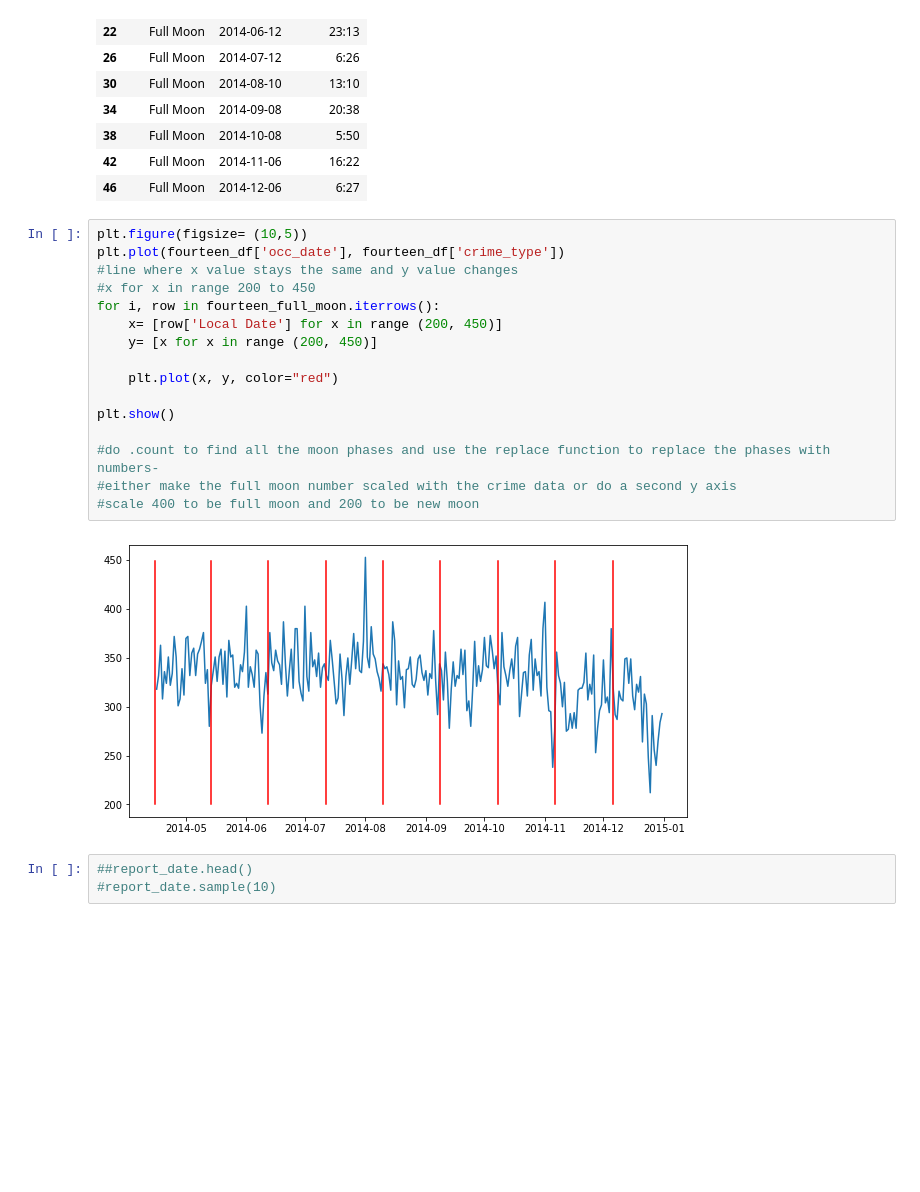
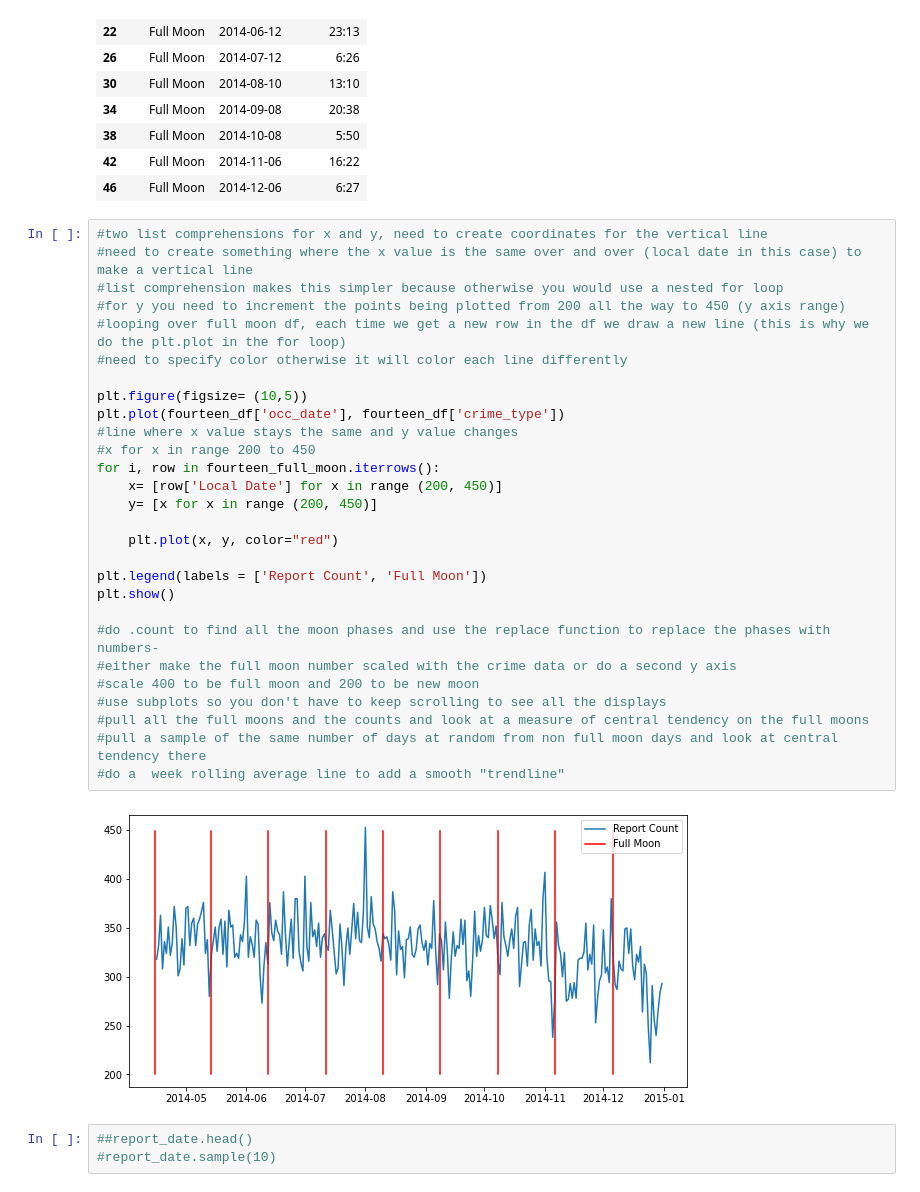
Before and after one commit to flashforward89/Project-1, a Jupyter notebook: Erin Folder/Crime_MoonPhase.ipynb, the cells around one changed output. Saved outputs shown, nothing was run; the diff lists cells and outputs as text; blank space fills up the shorter version.

```diff
--- a/Erin Folder/Crime_MoonPhase.ipynb
+++ b/Erin Folder/Crime_MoonPhase.ipynb
@@ -341,23 +341,35 @@ fourteen_full_moon
 | 42 | Full Moon | 2014-11-06 | 16:22 |
 | 46 | Full Moon | 2014-12-06 | 6:27 |
 # %%
+#two list comprehensions for x and y, need to create coordinates for the vertical line
+#need to create something where the x value is the same over and over (local date in this case) to make a vertical line
+#list comprehension makes this simpler because otherwise you would use a nested for loop
+#for y you need to increment the points being plotted from 200 all the way to 450 (y axis range)
+#looping over full moon df, each time we get a new row in the df we draw a new line (this is why we do the plt.plot in the for loop)
+#need to specify color otherwise it will color each line differently
+
 plt.figure(figsize= (10,5))
 plt.plot(fourteen_df['occ_date'], fourteen_df['crime_type'])
 #line where x value stays the same and y value changes
 #x for x in range 200 to 450
 for i, row in fourteen_full_moon.iterrows():
     x= [row['Local Date'] for x in range (200, 450)]
     y= [x for x in range (200, 450)]
 
     plt.plot(x, y, color="red")
 
+plt.legend(labels = ['Report Count', 'Full Moon'])
 plt.show()
 
 #do .count to find all the moon phases and use the replace function to replace the phases with numbers-
 #either make the full moon number scaled with the crime data or do a second y axis
 #scale 400 to be full moon and 200 to be new moon
+#use subplots so you don't have to keep scrolling to see all the displays
+#pull all the full moons and the counts and look at a measure of central tendency on the full moons
+#pull a sample of the same number of days at random from non full moon days and look at central tendency there
+#do a  week rolling average line to add a smooth "trendline"
 # %% [output]
-[figure, old version]
+[figure, new version]
 # %%
 ##report_date.head()
 #report_date.sample(10)
```
Also changed, not shown: parts of 1 cell of this notebook.
